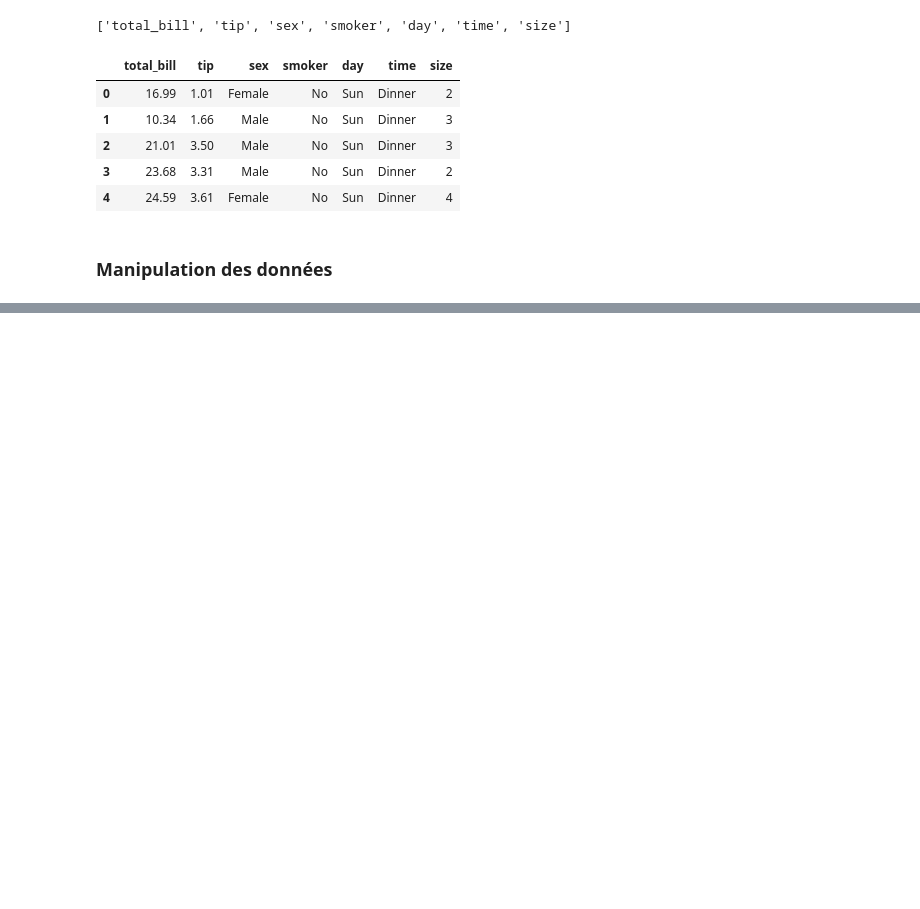
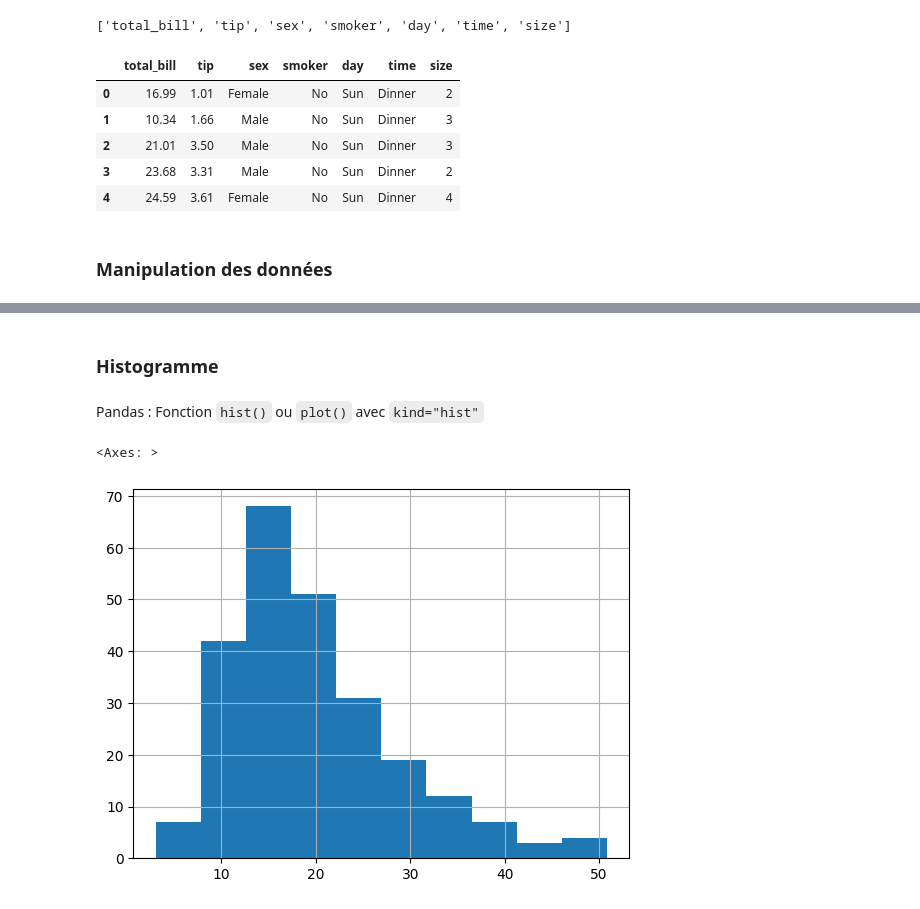
Before and after one commit to DavidTGAUTIER/mini-projects, a Jupyter notebook: Pandas-Stats/stats.ipynb, the cells around one changed output, grey strips where cells are left out. Cells and saved outputs as stored; diff of their text form; code cells hidden in the pictures; blank space fills up the shorter version.

```diff
--- a/Pandas-Stats/stats.ipynb
+++ b/Pandas-Stats/stats.ipynb
@@ -25,0 +214,6 @@ tips.head()
+# %%
+tips['n_row'] = range(244)
+tips2 = tips.melt(id_vars="n_row")
+print(tips.shape, tips2.shape)
+print(tips.shape[0]*(len(tips.columns)-1))
+tips2
@@ -25,0 +400,9 @@ tips.head()
+# %% [markdown]
+### Histogramme
+# %% [markdown]
+Pandas : Fonction `hist()` ou `plot()` avec `kind="hist"`
+# %%
+tips.total_bill.hist()
+# %% [output]
+<Axes: >
+[figure, added]
```
Also changed, not shown: parts of 158 cells of this notebook.
